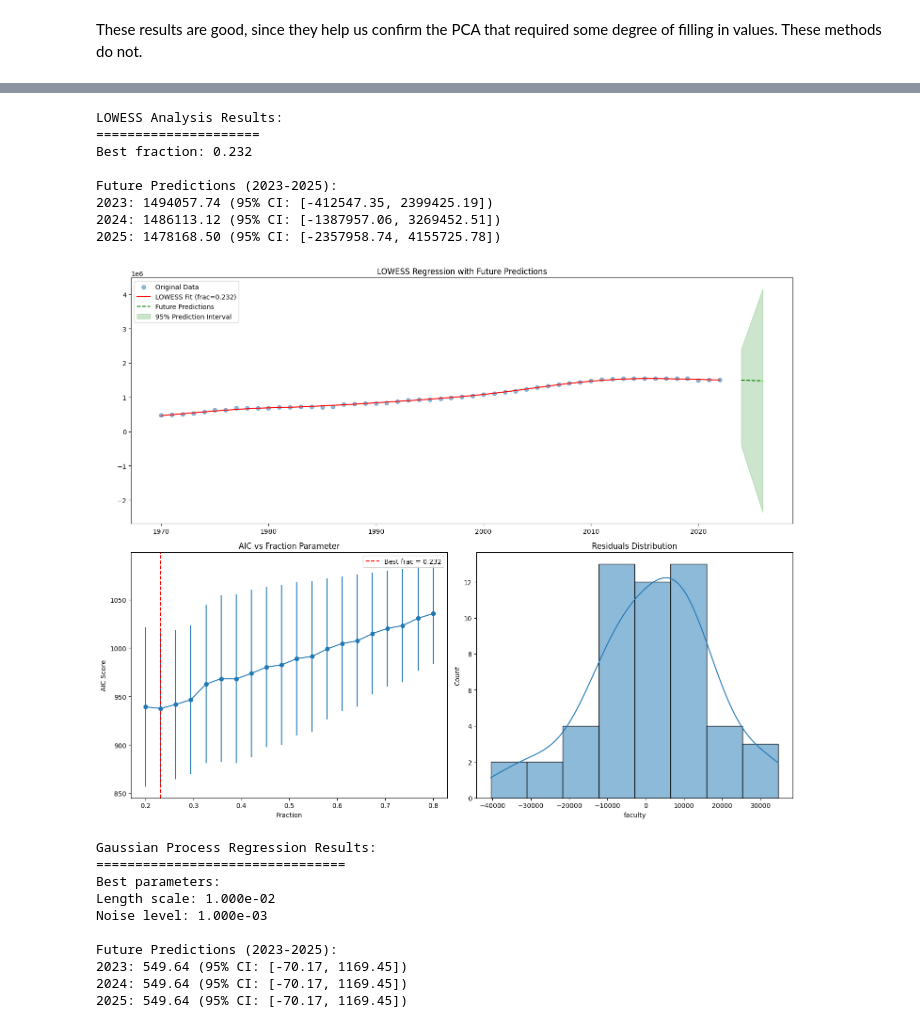
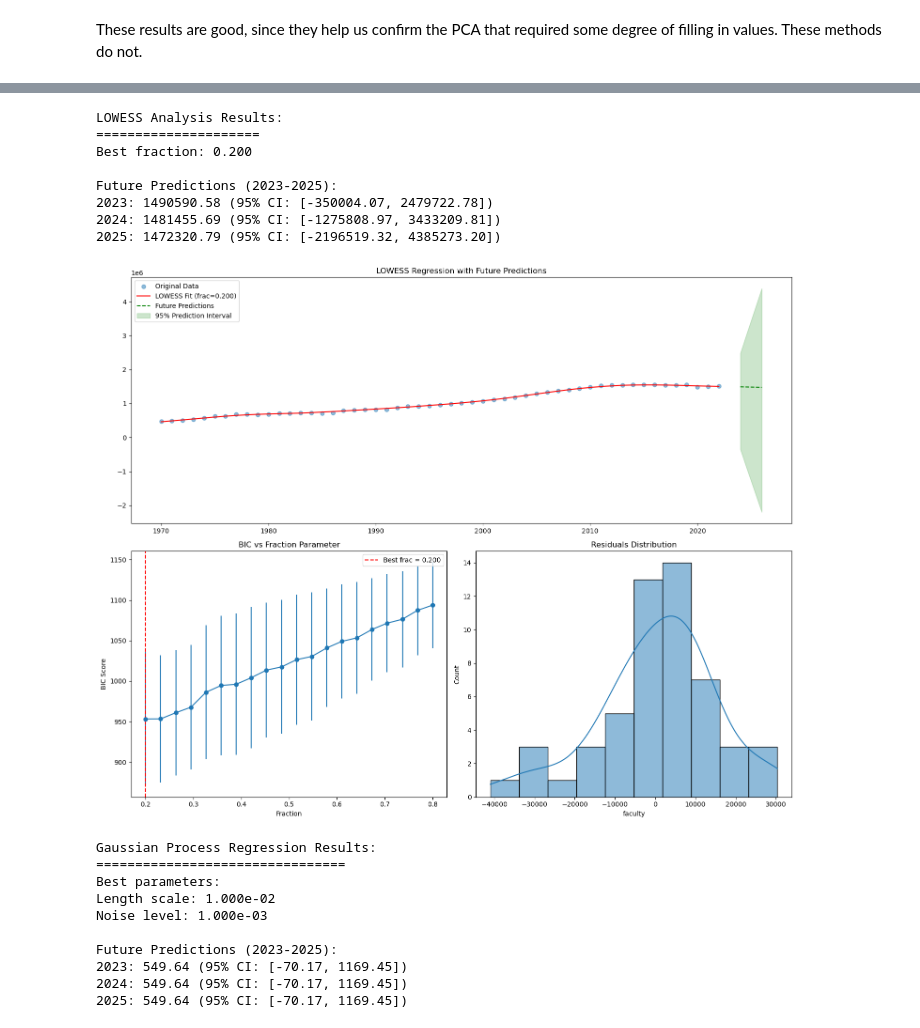
Before and after one commit to sadityag/professor-predictor, a Jupyter notebook: data-analysis/primary-analysis/economic_analysis.ipynb, the cells around one changed output, grey strips where cells are left out. Saved outputs shown, nothing was run; the diff lists cells and outputs as text; code cells hidden in the pictures.

```diff
--- a/data-analysis/primary-analysis/economic_analysis.ipynb
+++ b/data-analysis/primary-analysis/economic_analysis.ipynb
@@ -905,64 +863,45 @@ Future Predictions (2023-2025):
 # %%
 def perform_lowess_analysis(y, frac_range=None, k_fold=5):
-    """
-    Perform LOWESS regression with AIC optimization of the fraction parameter.
-
-    Parameters:
-        y: Time series to analyze
-        frac_range: Range of fraction values to test (default: 20 values from 0.2 to 0.8)
-        k_fold: Number of folds for cross-validation
-    """
-    # Create time index (convert to numeric for LOWESS)
+    """Modified to use BIC instead of AIC"""
     x = np.arange(len(y))
 
-    # Default fraction range if none provided
     if frac_range is None:
         frac_range = np.linspace(0.2, 0.8, 20)
 
-    # Initialize storage for results
     results = {}
 
-    # Create k-fold splits
-    kf = KFold(n_splits=k_fold, shuffle=False)  # No shuffle for time series
+    kf = KFold(n_splits=k_fold, shuffle=False)
 
     for frac in frac_range:
         cv_scores = []
-        aic_scores = []
+        bic_scores = []
 
         for train_idx, test_idx in kf.split(x):
-            # Split data
             x_train, x_test = x[train_idx], x[test_idx]
             y_train, y_test = y.iloc[train_idx], y.iloc[test_idx]
 
-            # Fit LOWESS
             lowess_fit = lowess(y_train, x_train, frac=frac, return_sorted=False)
 
-            # Predict on test set (using interpolation for missing points)
             f_interpolate = interp1d(x_train, lowess_fit, bounds_error=False, fill_value="extrapolate")
             y_pred_test = f_interpolate(x_test)
 
-            # Calculate MSE for this fold
             mse = mean_squared_error(y_test, y_pred_test)
             cv_scores.append(mse)
 
-            # Calculate AIC for this fold
             n = len(y_train)
-            effective_params = int(n * frac)  # Approximate degrees of freedom
-            aic = n * np.log(mse) + 2 * effective_params
-            aic_scores.append(aic)
+            effective_params = int(n * frac)
+            bic = n * np.log(mse) + effective_params * np.log(n)  # Changed to BIC formula
+            bic_scores.append(bic)
 
-        # Store results for this fraction
         results[frac] = {
             'cv_mse_mean': np.mean(cv_scores),
             'cv_mse_std': np.std(cv_scores),
-            'aic_mean': np.mean(aic_scores),
-            'aic_std': np.std(aic_scores)
+            'bic_mean': np.mean(bic_scores),
+            'bic_std': np.std(bic_scores)
         }
 
-    # Find best fraction based on AIC
-    best_frac = min(results.keys(), key=lambda k: results[k]['aic_mean'])
+    best_frac = min(results.keys(), key=lambda k: results[k]['bic_mean'])
 
-    # Fit final model with best fraction
     final_fit = lowess(y, x, frac=best_frac, return_sorted=False)
 
     # Make future predictions (2023-2025)
@@ -1038,51 +977,51 @@ def plot_lowess_results(y, analysis_results):
     # Plot 2: AIC scores
     ax2 = fig.add_subplot(gs[1, 0])
     fracs = list(analysis_results['results'].keys())
-    aic_means = [analysis_results['results'][f]['aic_mean'] for f in fracs]
-    aic_stds = [analysis_results['results'][f]['aic_std'] for f in fracs]
+    bic_means = [analysis_results['results'][f]['bic_mean'] for f in fracs]
+    bic_stds = [analysis_results['results'][f]['bic_std'] for f in fracs]
 
-    ax2.errorbar(fracs, aic_means, yerr=aic_stds, fmt='o-')
+    ax2.errorbar(fracs, bic_means, yerr=bic_stds, fmt='o-')
     ax2.axvline(x=analysis_results['best_frac'], color='r', linestyle='--',
                 label=f'Best frac = {analysis_results["best_frac"]:.3f}')
     ax2.set_xlabel('Fraction')
-    ax2.set_ylabel('AIC Score')
-    ax2.set_title('AIC vs Fraction Parameter')
+    ax2.set_ylabel('BIC Score')
+    ax2.set_title('BIC vs Fraction Parameter')
     ax2.legend()
 
     # Plot 3: Residuals
     ax3 = fig.add_subplot(gs[1, 1])
     residuals = y - analysis_results['fitted_values']
     sns.histplot(residuals, kde=True, ax=ax3)
     ax3.set_title('Residuals Distribution')
 
     plt.tight_layout()
 
     # Print results
     print("\nLOWESS Analysis Results:")
     print("=====================")
     print(f"Best fraction: {analysis_results['best_frac']:.3f}")
     print("\nFuture Predictions (2023-2025):")
     for date, pred, (lower, upper) in zip(
         future_dates,
         analysis_results['future_predictions'],
         analysis_results['future_ci'].T
     ):
         print(f"{date.year}: {pred:.2f} (95% CI: [{lower:.2f}, {upper:.2f}])")
 
     plt.show()
 
 # Example usage
 lowess_analysis = perform_lowess_analysis(lagged_df['faculty'])
 plot_lowess_results(lagged_df['faculty'], lowess_analysis)
 # %% [output]
 LOWESS Analysis Results:
 =====================
-Best fraction: 0.232
+Best fraction: 0.200
 
 Future Predictions (2023-2025):
-2023: 1494057.74 (95% CI: [-412547.35, 2399425.19])
-2024: 1486113.12 (95% CI: [-1387957.06, 3269452.51])
-2025: 1478168.50 (95% CI: [-2357958.74, 4155725.78])
+2023: 1490590.58 (95% CI: [-350004.07, 2479722.78])
+2024: 1481455.69 (95% CI: [-1275808.97, 3433209.81])
+2025: 1472320.79 (95% CI: [-2196519.32, 4385273.20])
-[figure, old version]
+[figure, new version]
 # %%
 def perform_gpr_analysis(y, kernel_type='RBF', k_fold=5):
```
Also changed, not shown: parts of 8 cells of this notebook.
